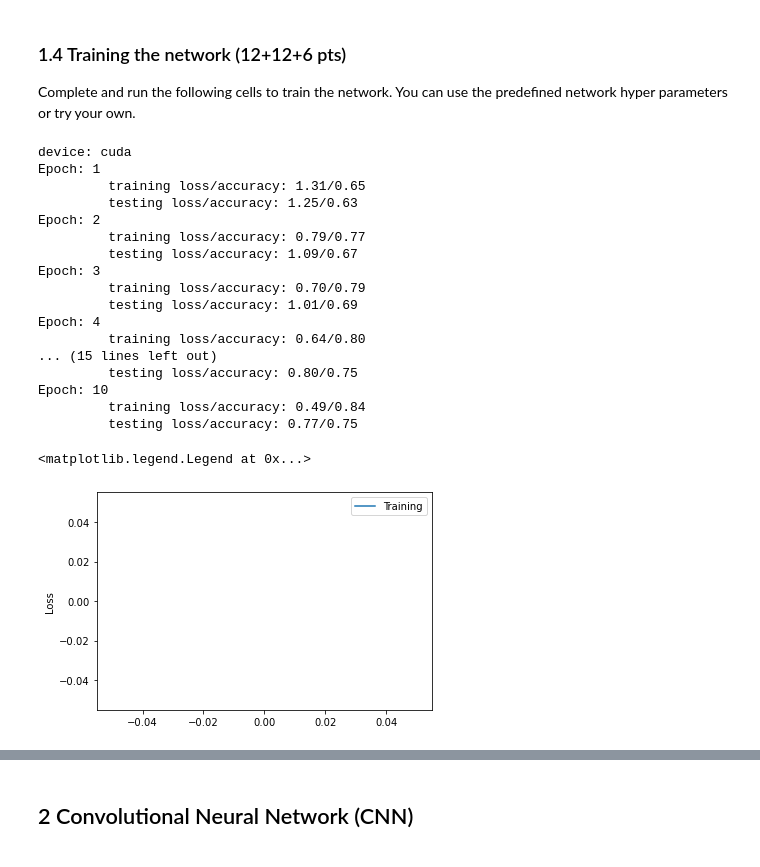
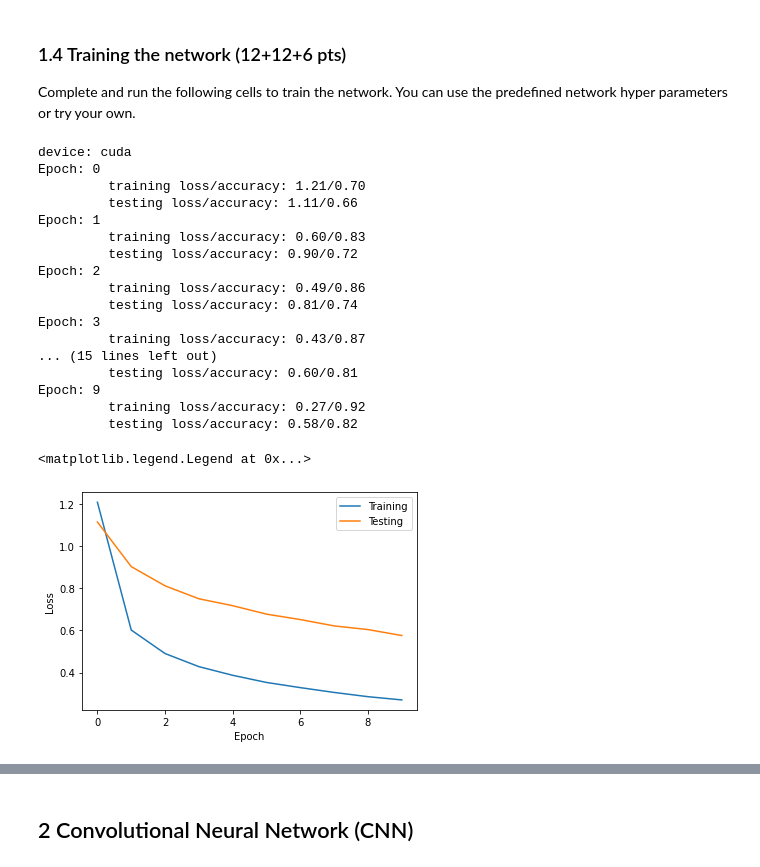
Before and after one commit to armandorusso/Image-Classification-and-Neural-Networks, a Jupyter notebook: project_skeleton.ipynb, the cells around one changed output, grey strips where cells are left out. Drawn from its saved outputs; the diff is of its cells as text; code cells hidden in the pictures.

Commit message:
FInish Plot Loss & Accuracy & Partial Complete Alex Net

```diff
--- a/project_skeleton.ipynb
+++ b/project_skeleton.ipynb
@@ -400,7 +373,6 @@ param_list = []
 for key, value in model.params:
     param_list.append(model.params[key + value])
 
-# print(model.params)
 optimizer = torch.optim.Adam(param_list, lr=learning_rate)
 
 train_loss_tracker = []
@@ -412,7 +384,7 @@ train_loss_plot = []
 train_accuracy_plot = []
 
 for epoch in range(epochs):
-    print(f'Epoch: {epoch + 1}')
+    print(f'Epoch: {epoch}')
     train_loss,train_accuracy = Train(model,optimizer,kmnist_train_loader,device)
     test_loss , test_accuracy = Test(model,kmnist_test_loader,device)
     train_loss_tracker.extend(train_loss)
@@ -421,35 +393,34 @@ for epoch in range(epochs):
     test_accuracy_tracker.append(test_accuracy)
     print('\t training loss/accuracy: {0:.2f}/{1:.2f}'.format(sum(train_loss)/len(train_loss), sum(train_accuracy)/len((train_accuracy))))
     print('\t testing loss/accuracy: {0:.2f}/{1:.2f}'.format(test_loss, test_accuracy))
-    train_loss_plot.append(sum(train_loss)/len((train_loss))
-    train_accuracy_plot.append(sum(train_accuracy)/len((train_accuracy))
-    plt.plot(train_accuracy_tracker, epoch, label='Training')
-    plt.plot(test_accuracy_tracker, epoch, label='Testing')
+    train_loss_plot.append(sum(train_loss)/len((train_loss)))
+    train_accuracy_plot.append(sum(train_accuracy)/len((train_accuracy)))
 # %% [output]
 device: cuda
+Epoch: 0
+         training loss/accuracy: 1.21/0.70
+         testing loss/accuracy: 1.11/0.66
 Epoch: 1
-         training loss/accuracy: 1.31/0.65
-         testing loss/accuracy: 1.25/0.63
+         training loss/accuracy: 0.60/0.83
+         testing loss/accuracy: 0.90/0.72
 Epoch: 2
-         training loss/accuracy: 0.79/0.77
-         testing loss/accuracy: 1.09/0.67
+         training loss/accuracy: 0.49/0.86
+         testing loss/accuracy: 0.81/0.74
 Epoch: 3
-         training loss/accuracy: 0.70/0.79
-         testing loss/accuracy: 1.01/0.69
-Epoch: 4
-         training loss/accuracy: 0.64/0.80
+         training loss/accuracy: 0.43/0.87
 ... (15 lines left out)
-         testing loss/accuracy: 0.80/0.75
-Epoch: 10
-         training loss/accuracy: 0.49/0.84
-         testing loss/accuracy: 0.77/0.75
+         testing loss/accuracy: 0.60/0.81
+Epoch: 9
+         training loss/accuracy: 0.27/0.92
+         testing loss/accuracy: 0.58/0.82
 # %%
 ### TODO: visualize train_loss and train_accuracy
 ### TODO: visualize test_loss and test_accuracy
-plt.plot(test_loss_tracker, label='Training')
-#plt.plot(test_accuracy_tracker, label='Testing')
+plt.plot(train_loss_plot, label='Training')
+plt.plot(test_loss_tracker, label='Testing')
+plt.xlabel("Epoch")
 plt.ylabel("Loss")
 plt.legend()
 # %% [output]
 <matplotlib.legend.Legend at 0x...>
-[figure, old version]
+[figure, new version]
```
Also changed, not shown: parts of 13 cells of this notebook, 1 other file.
